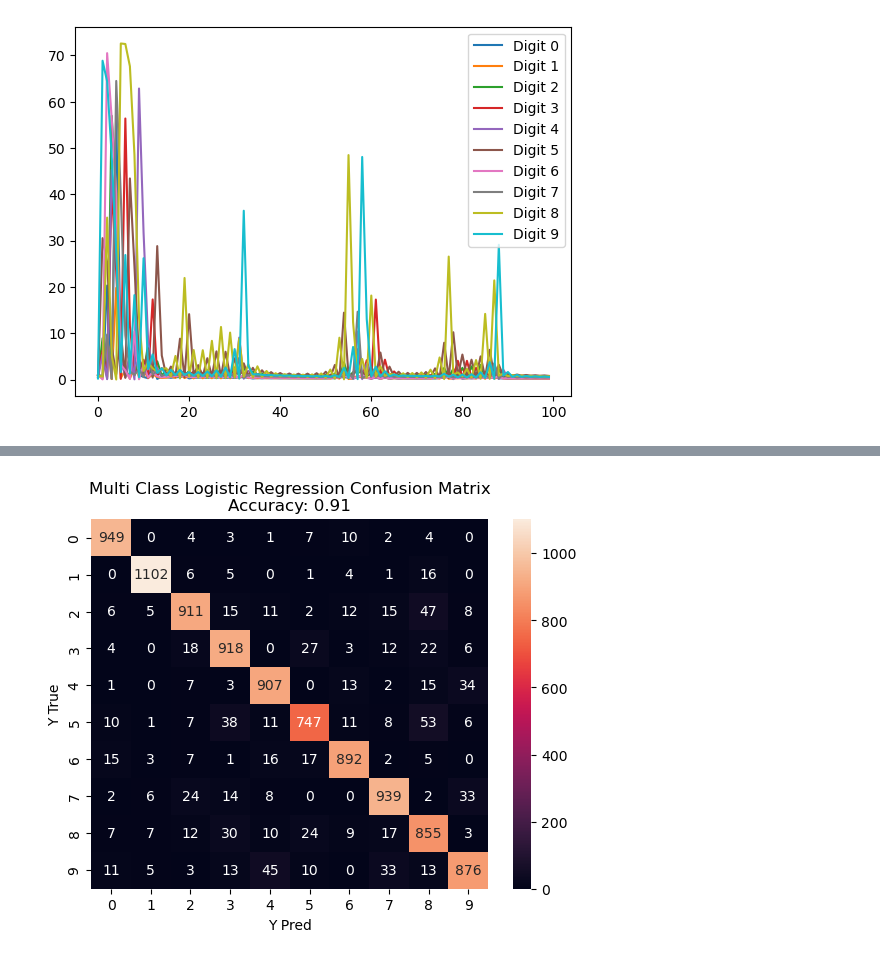
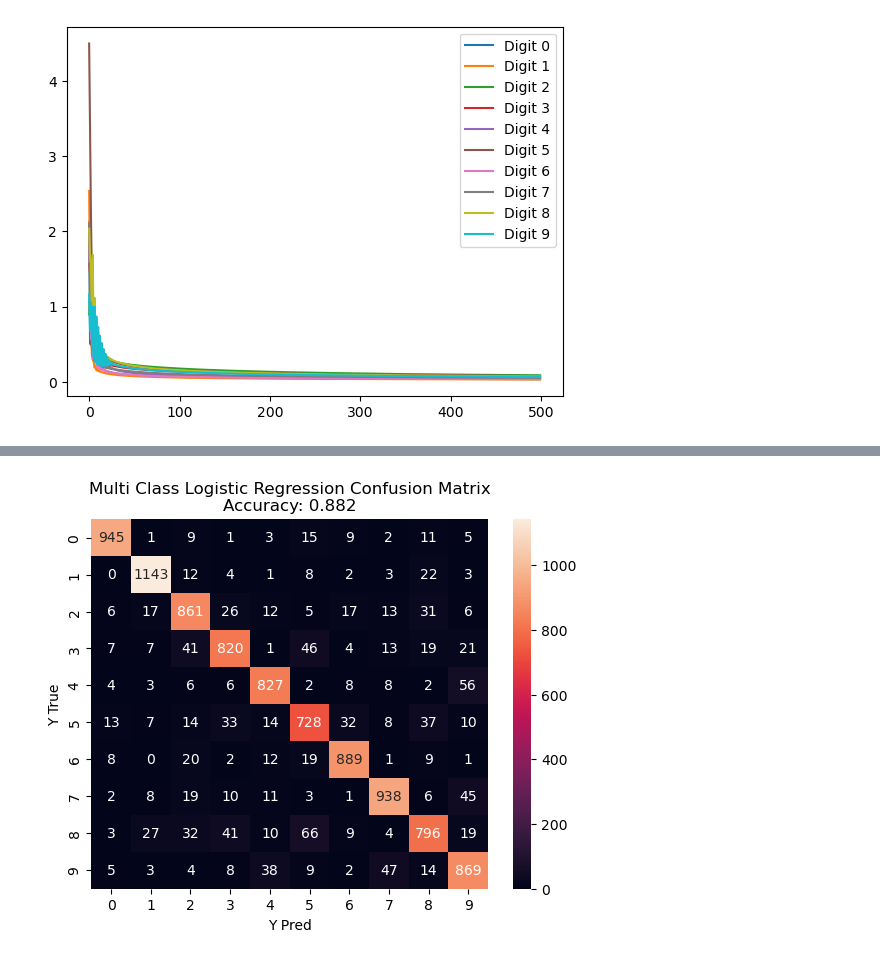
Before and after one commit to lazarovziv/intro-to-machine-learning, a Jupyter notebook: maman12/maman12.ipynb, the cells around one changed output, grey strips where cells are left out. Drawn from its saved outputs; the diff is of its cells as text; code cells hidden in the pictures.

Commit message:
maman12: fixed gradient calculation. normalized features' values to their Z values.

```diff
--- a/maman12/maman12.ipynb
+++ b/maman12/maman12.ipynb
@@ -142,7 +142,7 @@ def softmax(s, scale=False):
 # inheriting from the BaseRegressor class for easier use and comparison with the Linear Regression model later on
 class LogisticRegression(BaseRegressor):
 
-    def __init__(self, num_features, classes, non_negative_weights, learning_rate=0.01, epochs=1):
+    def __init__(self, num_features, classes, non_negative_weights=False, learning_rate=0.01, epochs=1):
         super().__init__(num_features, classes, non_negative_weights)
         self.epochs = epochs
         self.lr = learning_rate
@@ -169,13 +169,15 @@ class LogisticRegression(BaseRegressor):
             2. multiplying every result (i.e, softmax - indicator) by the matching sample
             needed to add a new dimension to multiply each result by the relevant sample for each of the weight vectors
             '''
-            gradients = np.sum((softmax_probs - self.labels.T)[:, :, np.newaxis] * X_train[:, np.newaxis], axis=0)
+            # gradients = np.sum((softmax_probs - self.labels.T)[:, :, np.newaxis] * X_train[:, np.newaxis], axis=0) / self.num_samples
+            gradients = (softmax_probs - self.labels.T).T.dot(X_train)
+            gradients /= self.num_samples
 
             # making each weight vector to go in the opposite direction of the matching gradient, lr "steps"
             self.weights -= self.lr * gradients
             # calculating the loss values for every class
             # adding an epsilon value to prevent calculating log(0)
-            weights_errors = -np.sum(self.labels.T * np.log(softmax_probs + epsilon), axis=0) / self.num_samples
+            weights_errors = self.loss(X_train, scale=scale_softmax, epsilon=epsilon)
 
             errors[epoch] = weights_errors
 
@@ -186,6 +188,11 @@ class LogisticRegression(BaseRegressor):
             plt.legend(loc='upper right')
             plt.show()
 
+    def loss(self, X, scale=True, epsilon=0):
+        weights_X = X @ self.weights.T
+        softmax_probs = softmax(weights_X, scale=scale)
+        return -np.sum(self.labels.T * np.log(softmax_probs + epsilon), axis=0) / self.num_samples
+
     def predict(self, X_test):
         return np.argmax(softmax(X_test @ self.weights.T), axis=1)
 # %%
@@ -194,10 +203,14 @@ num_train_samples = 60000
+# %%
+# getting z values for the features
+Z = (X - X.mean()) / X.std()
 # %%
 # scaling X values to prevent under/overflowing of the exponents
-X_train, X_test, y_train, y_test = train_test_split(X/255.0, y, train_size=num_train_samples/len(X), shuffle=False)
+X_train, X_test, y_train, y_test = train_test_split(Z, y, train_size=num_train_samples/len(X), shuffle=True)
 # %%
-logistic_regression = LogisticRegression(X.shape[1], np.unique(y), non_negative_weights=False, learning_rate=0.001, epochs=100)
+logistic_regression = LogisticRegression(X.shape[1], np.unique(y), learning_rate=0.5, epochs=500)
 # %%
-%%time
+start_fit = time.time()
 logistic_regression.fit(X_train, y_train, visualize=True)
+time.time() - start_fit
 # %% [output]
-[figure, old version]
+[figure, new version]
@@ -206,5 +218,5 @@ Wall time: 1min 12s
 # %%
-visualize_metrics(True, X_test, y_test, logistic_regression, 'Logistic Regression')
+visualize_metrics(True, X_test, y_test, logistic_regression, 'Logistic Regression', binary_softmax)
 # %% [output]
-[figure, old version]
+[figure, new version]
 # %%
```
Also changed, not shown: parts of 12 cells of this notebook, 4 other files.
